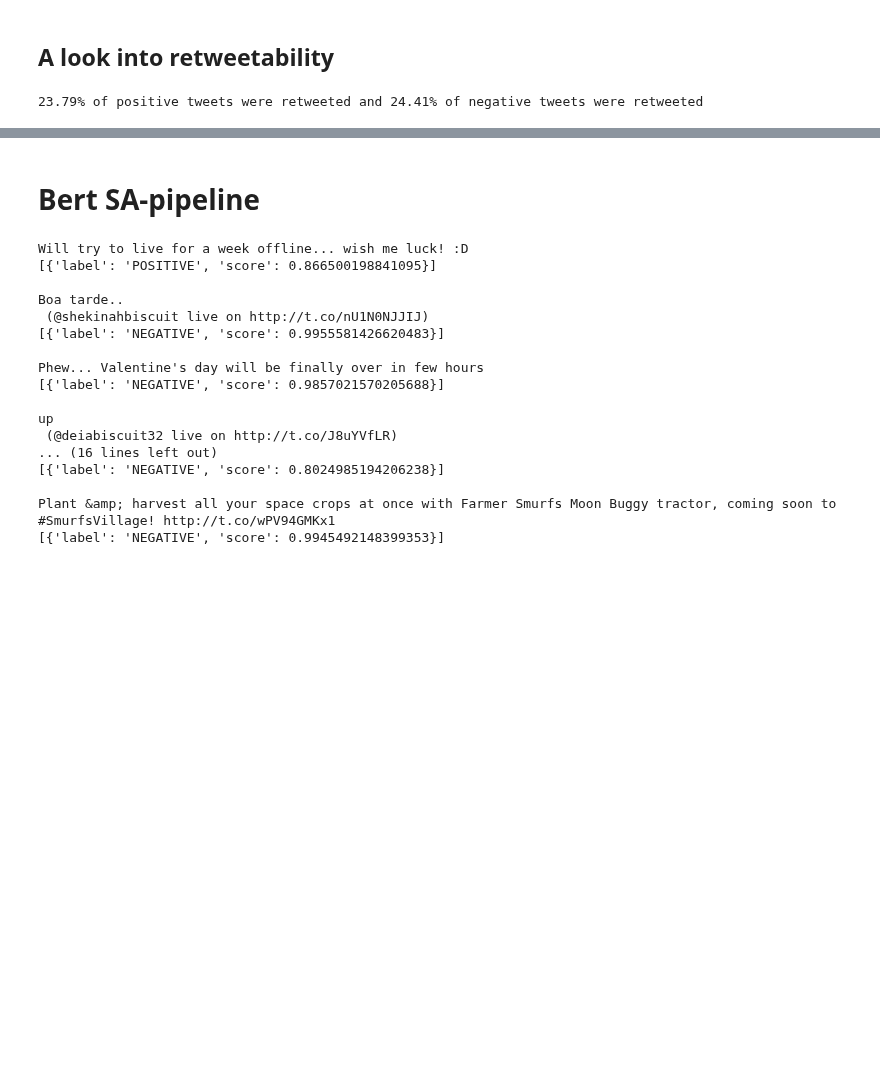
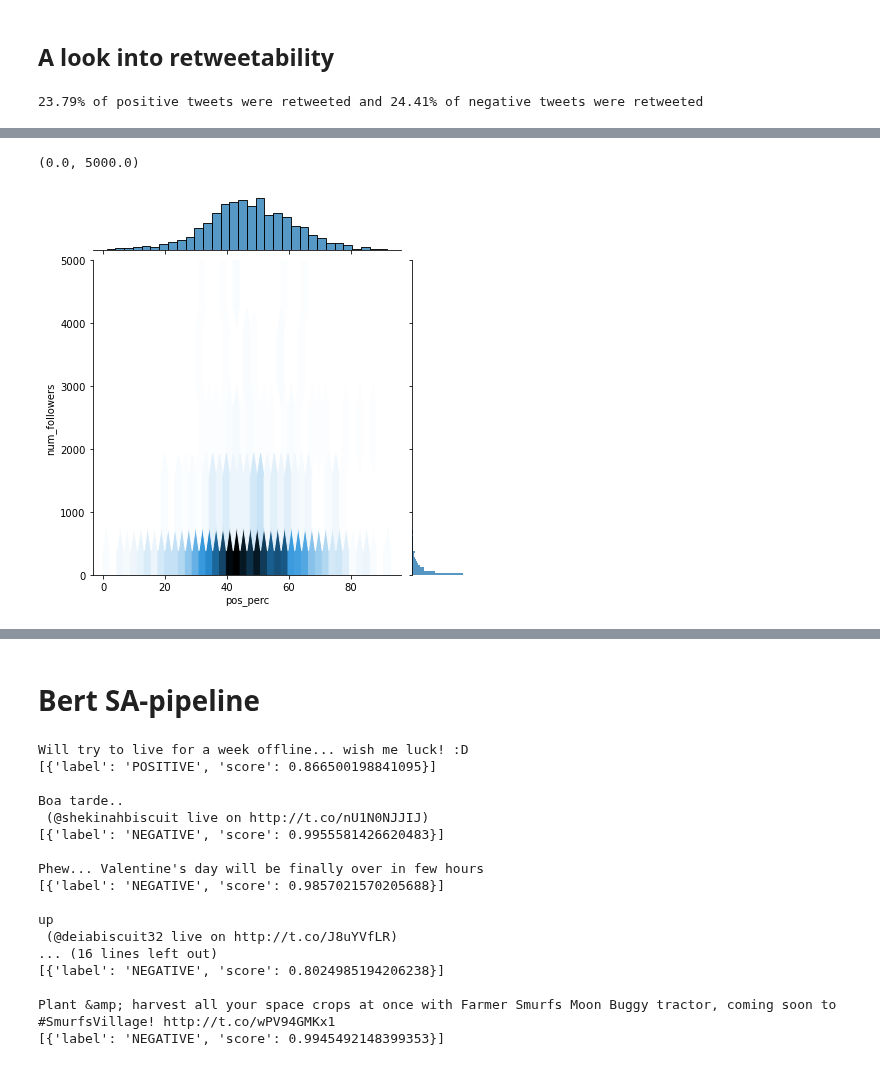
Before and after one commit to epfl-ada/ada-2020-project-milestone-p3-p3_musetti-adaletti, a Jupyter notebook: Creative_extension_analysis.ipynb, the cells around one changed output, grey strips where cells are left out. Cells and saved outputs as stored; diff of their text form; code cells hidden in the pictures; blank space fills up the shorter version.

```diff
--- a/Creative_extension_analysis.ipynb
+++ b/Creative_extension_analysis.ipynb
@@ -607,0 +676,6 @@ print("{:.2f}% of positive tweets were retweeted and {:.2f}% of negative tweets
+# %%
+sns.jointplot(sent_follow_filtered['pos_perc'], sent_follow_filtered['num_followers'], kind="hex")
+plt.ylim(0,5000)
+# %% [output]
+(0.0, 5000.0)
+[figure, added]
```
Also changed, not shown: parts of 13 cells of this notebook.
